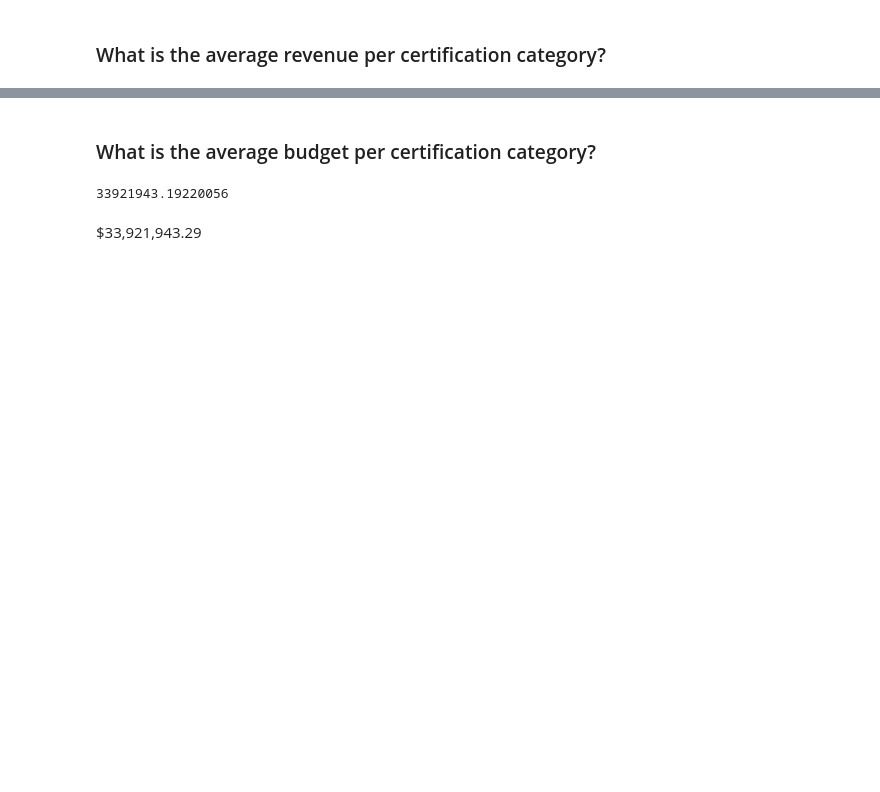
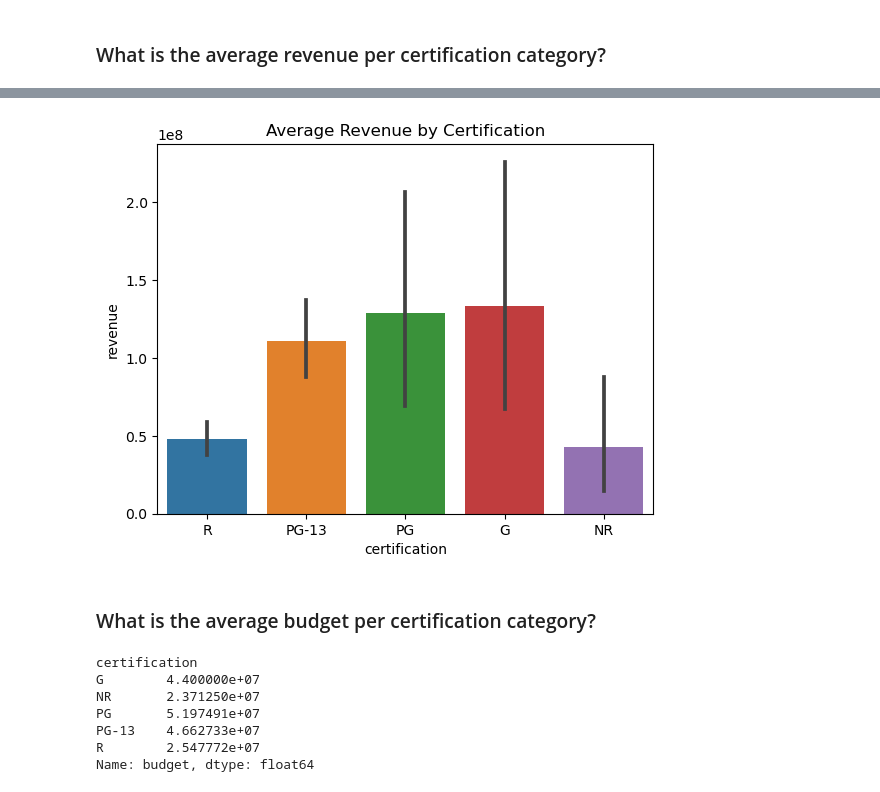
Before and after one commit to ob3dd/IMDB-Movie-Predictions, a Jupyter notebook: Movies.EDA.ipynb, the cells around one changed output, grey strips where cells are left out. Cells and saved outputs as stored; diff of their text form; code cells hidden in the pictures; blank space fills up the shorter version.

```diff
--- a/Movies.EDA.ipynb
+++ b/Movies.EDA.ipynb
@@ -63,8 +118,20 @@ $77,549,660.32
+# %%
+# Barplot of average revenue by certification
+ax = sns.barplot(data = df, x= 'certification', y= 'revenue', order = movie_counts.index)
+ax.set_title('Average Revenue by Certification');
+# %% [output]
+[figure, added]
 # %% [markdown]
 ### What is the average budget per certification category?
 # %%
-df['budget'].mean()
+# Calculating average budget
+avg_budget = df.groupby('certification')['budget'].mean()
+avg_budget
 # %% [output]
-33921943.19220056
+certification
+G        4.400000e+07
+NR       2.371250e+07
+PG       5.197491e+07
+PG-13    4.662733e+07
+R        2.547772e+07
+Name: budget, dtype: float64
-# %% [markdown]
-$33,921,943.29
```
Also changed, not shown: parts of 15 cells of this notebook, 1 other file.
